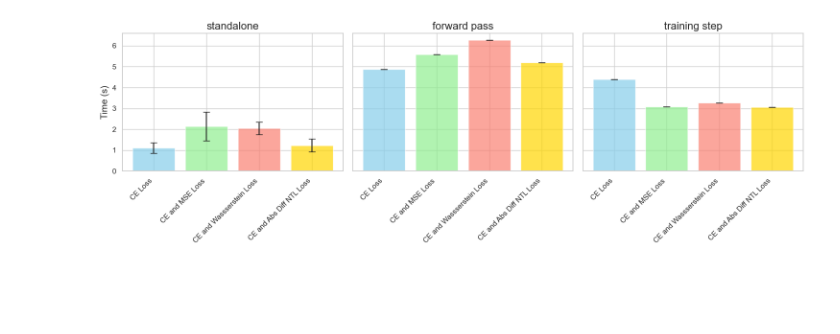
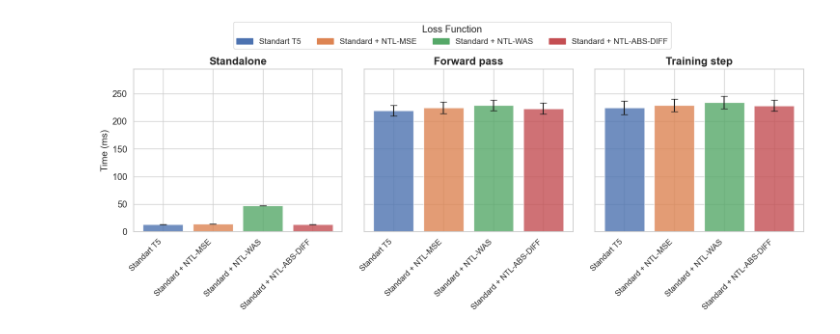
Before and after one commit to tum-ai/number-token-loss, a Jupyter notebook: benchmarking/plot.ipynb, the cells around one changed output. Drawn from its saved outputs; the diff is of its cells as text; code cells hidden in the pictures; blank space fills up the shorter version.

Commit message:
added plots of latest gpu benchmarks

```diff
--- a/benchmarking/plot.ipynb
+++ b/benchmarking/plot.ipynb
@@ -18,6 +24,20 @@ df.head()
+# %%
+def get_timestamp(string: str):
+    return string.split('_')[-1].split('.')[0]
 # %%
-df_long = df.melt(id_vars="loss", var_name="benchmark", value_name="time")
-df_long["mean_time"] = df_long["time"].apply(lambda x: x.split(",")[0][1:]).astype(float)
-df_long["error"] = df_long["time"].apply(lambda x: x.split(",")[1][1:-1]).astype(float)
-del df_long["time"]
-df_long.head()
+def reshape_data(df: pd.DataFrame):
+    df['loss'] = df['loss'].replace('CE Loss', 'Standart T5')
+    df['loss'] = df['loss'].replace('CE and MSE Loss', 'Standard + NTL-MSE')
+    df['loss'] = df['loss'].replace('CE and Wassserstein Loss', 'Standard + NTL-WAS')
+    df['loss'] = df['loss'].replace('CE and Abs Diff NTL Loss', 'Standard + NTL-ABS-DIFF')
+
+    df.rename(columns={'loss': 'Loss'}, inplace=True)
+    df.rename(columns={'standalone': 'Standalone'}, inplace=True)
+    df.rename(columns={'forward pass': 'Forward pass'}, inplace=True)
+    df.rename(columns={'training step': 'Training step'}, inplace=True)
+
+    df_long = df.melt(id_vars="Loss", var_name="benchmark", value_name="time")
+    df_long["mean_time"] = df_long["time"].apply(lambda x: x.split(",")[0][1:]).astype(float)
+    df_long["error"] = df_long["time"].apply(lambda x: x.split(",")[1][1:-1]).astype(float)
+    del df_long["time"]
+    return df_long
@@ -30,0 +44,19 @@ df_long.head()
+# %%
+def get_df_by_number_share(directory):
+    file_paths = get_all_file_paths(directory, contains='.csv')
+    dfs = {}
+
+    for file_path in file_paths:
+        print(file_path)
+        timestamp = get_timestamp(file_path)
+        config_file = get_all_file_paths(directory, contains = timestamp + '.stored_yaml')[0]
+        with open(config_file, 'r') as file:
+            config = yaml.load(file, Loader=yaml.FullLoader)
+        number_share = config['forward pass benchmark']['number_share']
+        dfs[number_share] = reshape_data(pd.read_csv(file_path))
+
+    dfs = dict(sorted(dfs.items()))
+
+    return dfs
+# %%
+dfs = get_df_by_number_share('gpu/')
@@ -69,6 +139,6 @@ def combined_plots(df):
     plt.show()
-# %%
-combined_plots(df_long)
-# %% [output]
-[figure, removed]
+# %%
+combined_plots(dfs[0.1])
+# %% [output]
+[figure, added]
 # %%
```
Also changed, not shown: parts of 20 cells of this notebook.
